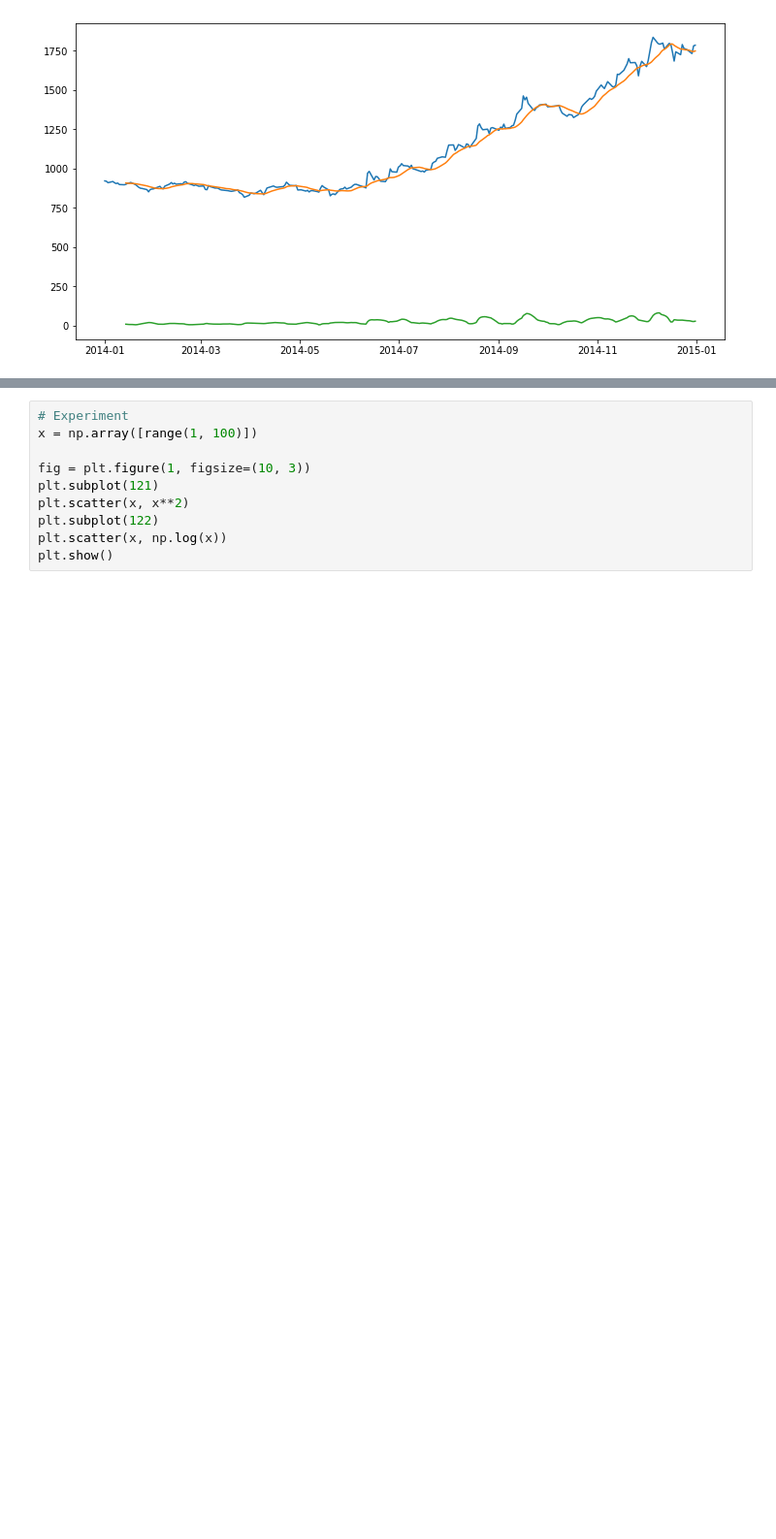
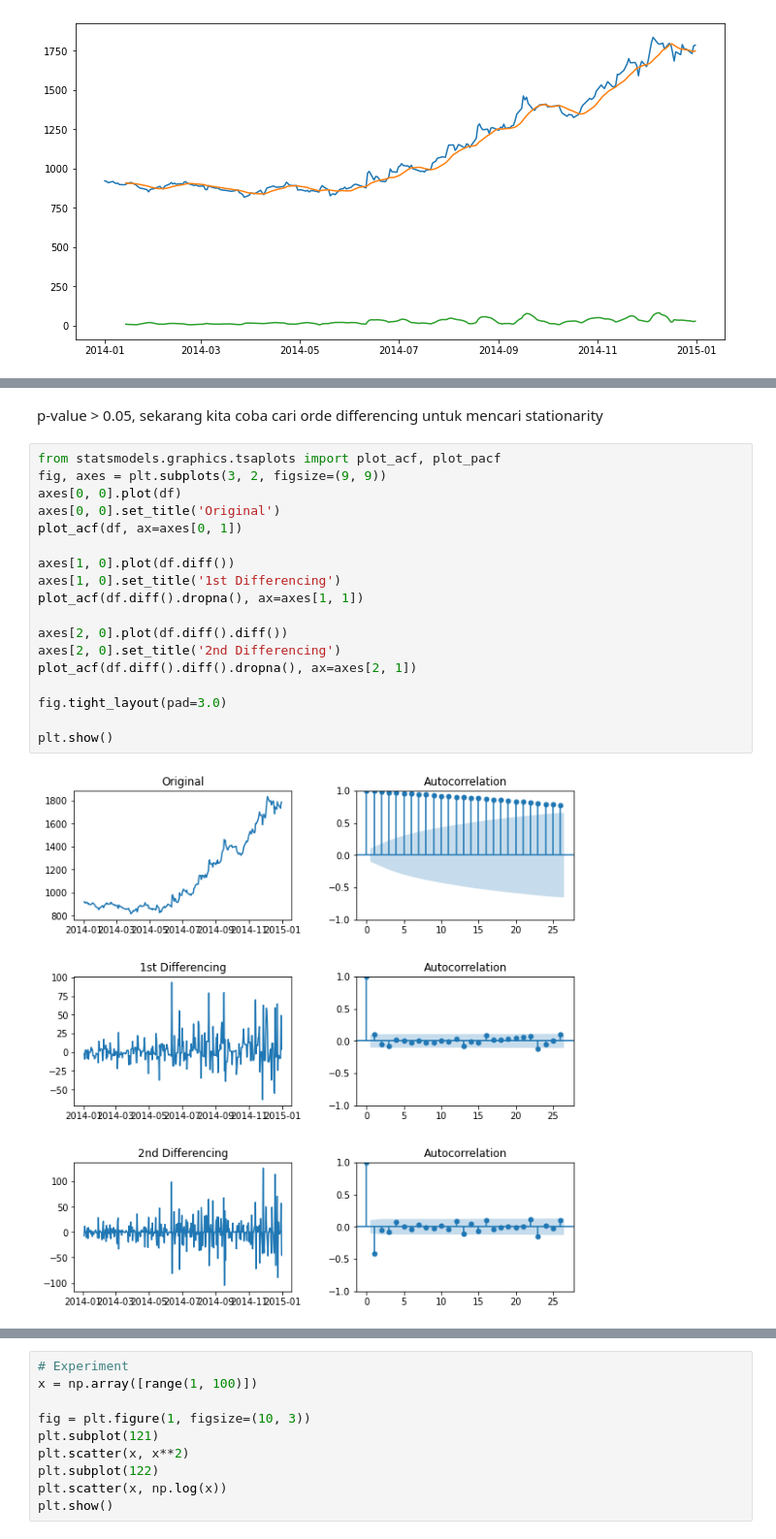
Before and after one commit to iddzzz/stock-price-prediction, a Jupyter notebook: britannia-stock-price-prediction.ipynb, the cells around one changed output, grey strips where cells are left out. Shown at 97% size. Cells and saved outputs as stored; diff of their text form; blank space fills up the shorter version.

```diff
--- a/britannia-stock-price-prediction.ipynb
+++ b/britannia-stock-price-prediction.ipynb
@@ -128,0 +150,22 @@ plt.show()
+# %% [markdown]
+p-value > 0.05, sekarang kita coba cari orde differencing untuk mencari stationarity
+# %%
+from statsmodels.graphics.tsaplots import plot_acf, plot_pacf
+fig, axes = plt.subplots(3, 2, figsize=(9, 9))
+axes[0, 0].plot(df)
+axes[0, 0].set_title('Original')
+plot_acf(df, ax=axes[0, 1])
+
+axes[1, 0].plot(df.diff())
+axes[1, 0].set_title('1st Differencing')
+plot_acf(df.diff().dropna(), ax=axes[1, 1])
+
+axes[2, 0].plot(df.diff().diff())
+axes[2, 0].set_title('2nd Differencing')
+plot_acf(df.diff().diff().dropna(), ax=axes[2, 1])
+
+fig.tight_layout(pad=3.0)
+
+plt.show()
+# %% [output]
+[figure, added]
```
Also changed, not shown: parts of 23 cells of this notebook, 1 other file.
